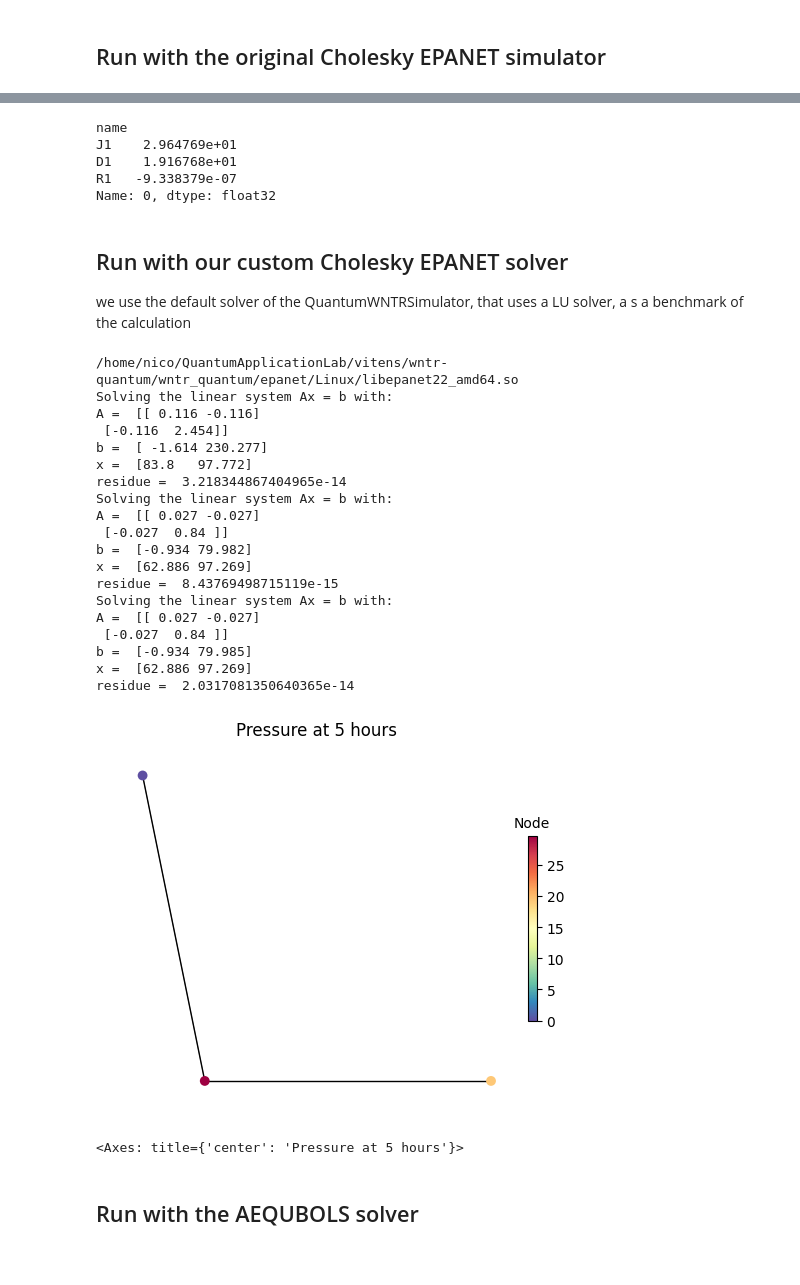
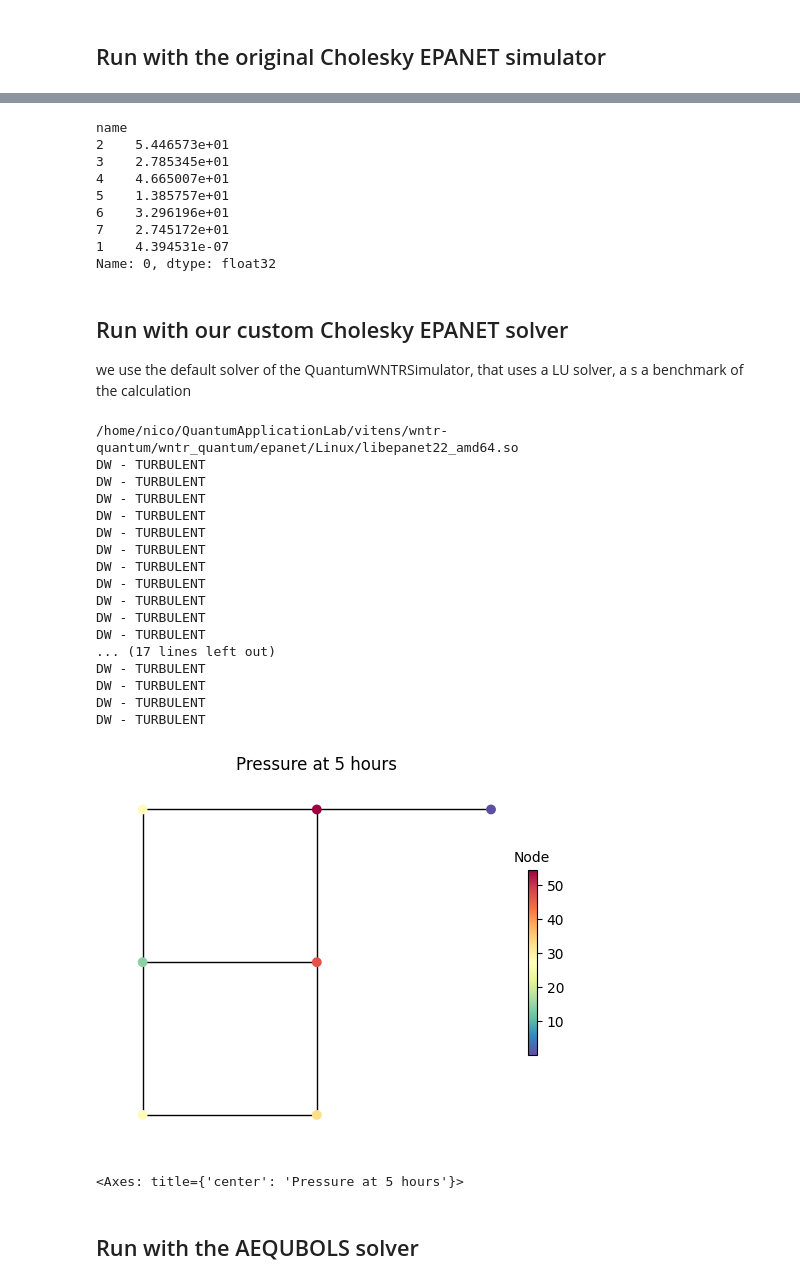
Before and after one commit to QuantumApplicationLab/wntr-quantum, a Jupyter notebook: docs/notebooks/trash/epanet.ipynb, the cells around one changed output, grey strips where cells are left out. Saved outputs shown, nothing was run; the diff lists cells and outputs as text; code cells hidden in the pictures.

Commit message:
newtork qubo works with epanet

```diff
--- a/docs/notebooks/trash/epanet.ipynb
+++ b/docs/notebooks/trash/epanet.ipynb
@@ -5,8 +5,8 @@ import wntr
 import wntr_quantum
 
 # Create a water network model
-inp_file = 'networks/Net0.inp'
-# inp_file = 'networks/Net2Loops.inp'
+inp_file = '../networks/Net0.inp'
+inp_file = '../networks/Net2LoopsDW.inp'
 wn = wntr.network.WaterNetworkModel(inp_file)
 
 # Graph the network
@@ -30,41 +30,46 @@ wntr.graphics.plot_network(wn, node_attribute=pressure_at_5hr, node_size=50,
 pressure_at_5hr
 # %% [output]
 name
-J1    2.964769e+01
-D1    1.916768e+01
-R1   -9.338379e-07
+2    5.446573e+01
+3    2.785345e+01
+4    4.665007e+01
+5    1.385757e+01
+6    3.296196e+01
+7    2.745172e+01
+1    4.394531e-07
 Name: 0, dtype: float32
 # %% [markdown]
 ## Run with our custom Cholesky EPANET solver
 we use the default solver of the QuantumWNTRSimulator, that uses a LU solver, a s a benchmark of the calculation
 # %%
+import os
+os.environ["EPANET_TMP"] = "/home/nico/.epanet_quantum"
+os.environ["EPANET_QUANTUM"] = "/home/nico/QuantumApplicationLab/vitens/EPANET"
 sim = wntr_quantum.sim.QuantumEpanetSimulator(wn)
 results = sim.run_sim()
 # Plot results on the network
 pressure_at_5hr = results.node['pressure'].loc[0, :]
 wntr.graphics.plot_network(wn, node_attribute=pressure_at_5hr, node_size=50,
                         title='Pressure at 5 hours', node_labels=False)
 # %% [output]
 /home/nico/QuantumApplicationLab/vitens/wntr-quantum/wntr_quantum/epanet/Linux/libepanet22_amd64.so
-Solving the linear system Ax = b with:
-A =  [[ 0.116 -0.116]
- [-0.116  2.454]]
-b =  [ -1.614 230.277]
-x =  [83.8   97.772]
-residue =  3.218344867404965e-14
-Solving the linear system Ax = b with:
-A =  [[ 0.027 -0.027]
- [-0.027  0.84 ]]
-b =  [-0.934 79.982]
-x =  [62.886 97.269]
-residue =  8.43769498715119e-15
-Solving the linear system Ax = b with:
-A =  [[ 0.027 -0.027]
- [-0.027  0.84 ]]
-b =  [-0.934 79.985]
-x =  [62.886 97.269]
-residue =  2.0317081350640365e-14
+DW - TURBULENT
+DW - TURBULENT
+DW - TURBULENT
+DW - TURBULENT
+DW - TURBULENT
+DW - TURBULENT
+DW - TURBULENT
+DW - TURBULENT
+DW - TURBULENT
+DW - TURBULENT
+DW - TURBULENT
+... (17 lines left out)
+DW - TURBULENT
+DW - TURBULENT
+DW - TURBULENT
+DW - TURBULENT
-[figure, old version]
+[figure, new version]
 <Axes: title={'center': 'Pressure at 5 hours'}>
 # %% [markdown]
 ## Run with the AEQUBOLS solver
```
Also changed, not shown: parts of 2 cells of this notebook, 12 other files.
